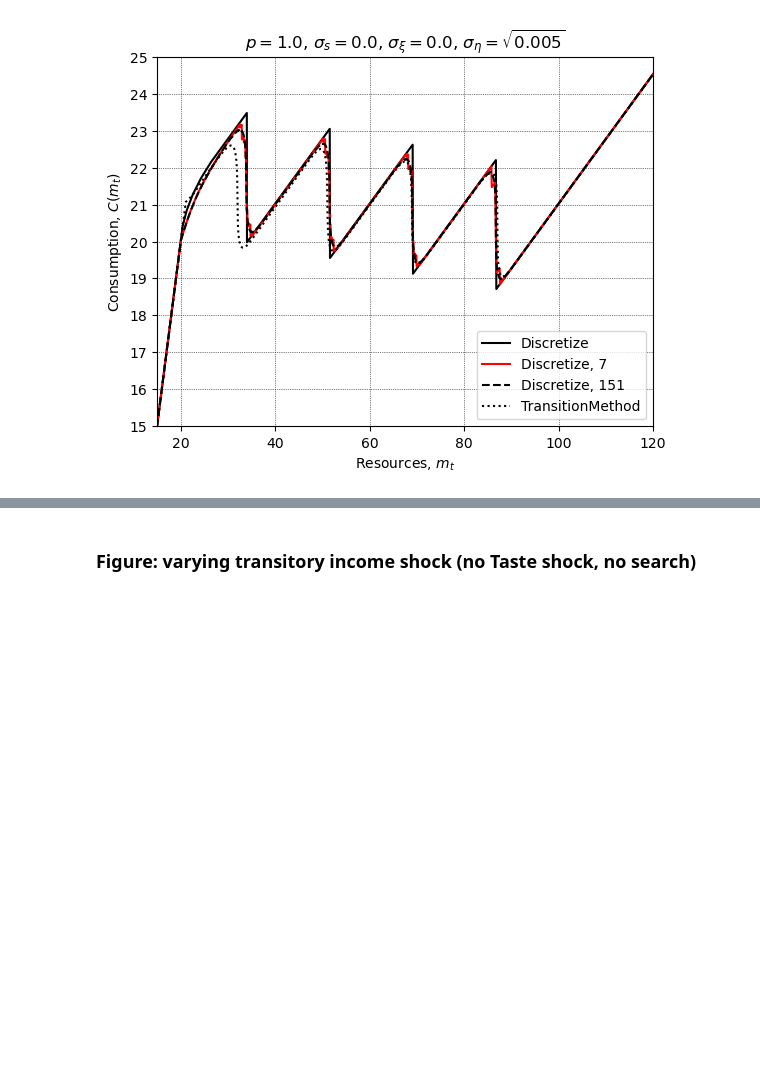
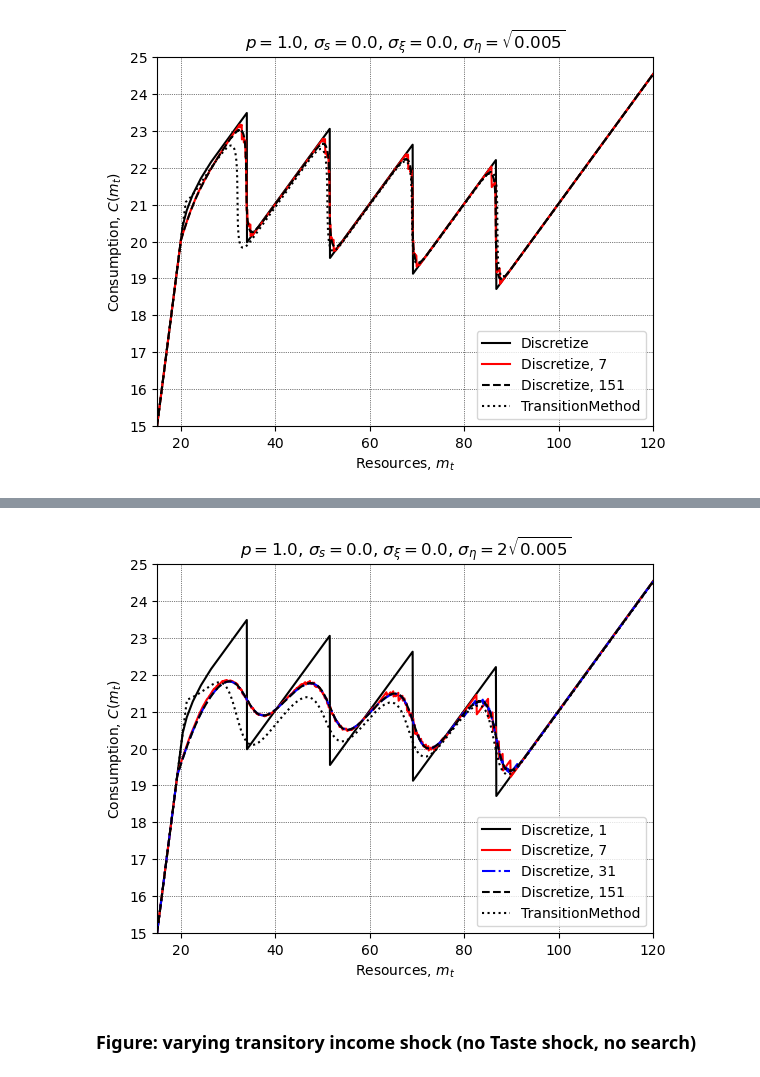
Before and after one commit to AMonninger/DCEGM_Search, a Jupyter notebook: Code/Figures_IncomeDiscMethod.ipynb, the cells around one changed output, grey strips where cells are left out. Saved outputs shown, nothing was run; the diff lists cells and outputs as text; code cells hidden in the pictures; blank space fills up the shorter version.

```diff
--- a/Code/Figures_IncomeDiscMethod.ipynb
+++ b/Code/Figures_IncomeDiscMethod.ipynb
@@ -272,3 +341,20 @@ plt.show()
+# %%
+plt.figure()
+plt.plot(disc_models[1].mGrid, disc_models[1].solution[t].ChoiceSols[1].C, color='k', linestyle='-')
+plt.plot(disc_models[7].mGrid, disc_models[7].solution[t].ChoiceSols[1].C, color='r', linestyle='-')
+plt.plot(disc_models[31].mGrid, disc_models[31].solution[t].ChoiceSols[1].C, color='b', linestyle='-.')
+plt.plot(disc_models[151].mGrid, disc_models[151].solution[t].ChoiceSols[1].C, color='k', linestyle='--')
+plt.plot(tm_model.mGrid, tm_model.solution[t].ChoiceSols[1].C, color='k', linestyle=':')
+plt.xlim([15, 120]); plt.ylim([15, 25])
+plt.xlabel("Resources, $m_t$"); plt.ylabel("Consumption, $C(m_t)$")
+plt.title("$p = 1.0$, $\\sigma_s = 0.0$, $\\sigma_{\\xi} = 0.0$, $\\sigma_{\\eta} = 2\\sqrt{0.005}$")
+plt.grid(color='k', linestyle=':', linewidth=0.5)
+plt.yticks(np.arange(15, 26, step=1.0))
+plt.legend(['Discretize, 1', 'Discretize, 7', 'Discretize, 31', 'Discretize, 151', 'TransitionMethod'], loc=4)
+plt.savefig("../Figures/Figures_v3/IncomeDiscMethod_Convergence.pdf", dpi=150)
+plt.show()
+# %% [output]
+[figure, added]
 # %% [markdown]
 ### Figure: varying transitory income shock (no Taste shock, no search)
 # %%
```
Also changed, not shown: parts of 2 cells of this notebook, 18 other files.
